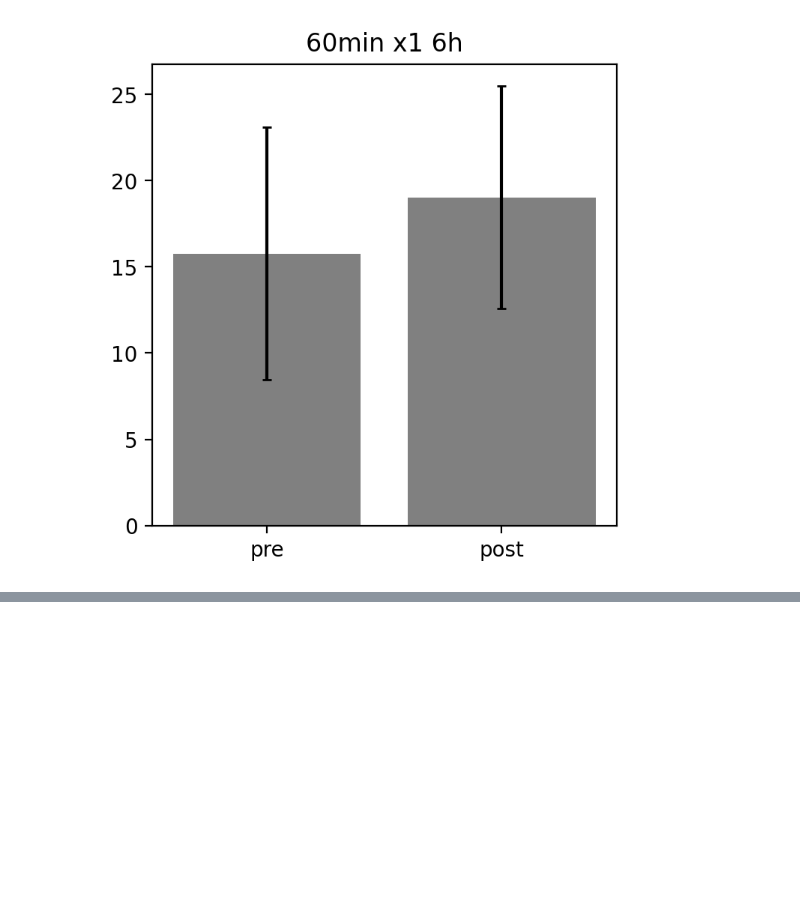
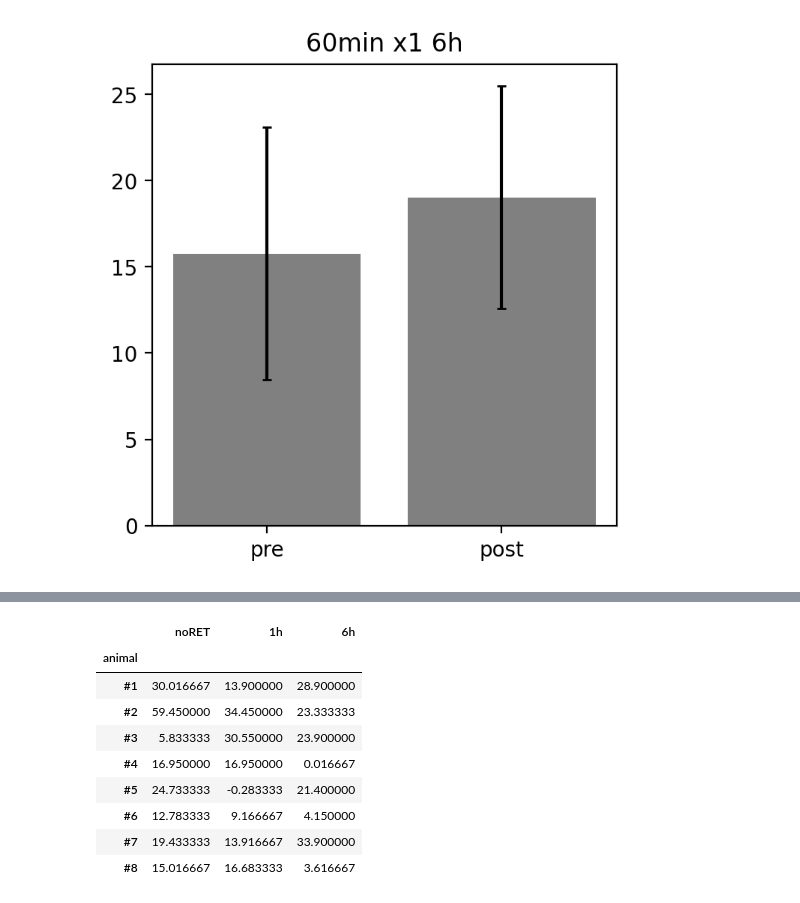
Before and after one commit to m11o/lablib-notebook, a Jupyter notebook: notebooks/fluorine/difference_for_em_and_srt.ipynb, the cells around one changed output, grey strips where cells are left out. Saved outputs shown, nothing was run; the diff lists cells and outputs as text; code cells hidden in the pictures; blank space fills up the shorter version.

```diff
--- a/notebooks/fluorine/difference_for_em_and_srt.ipynb
+++ b/notebooks/fluorine/difference_for_em_and_srt.ipynb
@@ -97,0 +102,18 @@ plt.show()
+# %%
+for interval in columns:
+    em = df.loc[:, '%s_EM' % interval]
+    srt = df.loc[:, '%s_SRT' % interval]
+
+    diff_df.loc[:, interval] = srt - em
+diff_df
+# %% [output]
+|  | noRET | 1h | 6h |
+| animal |  |  |  |
+| #1 | 30.016667 | 13.900000 | 28.900000 |
+| #2 | 59.450000 | 34.450000 | 23.333333 |
+| #3 | 5.833333 | 30.550000 | 23.900000 |
+| #4 | 16.950000 | 16.950000 | 0.016667 |
+| #5 | 24.733333 | -0.283333 | 21.400000 |
+| #6 | 12.783333 | 9.166667 | 4.150000 |
+| #7 | 19.433333 | 13.916667 | 33.900000 |
+| #8 | 15.016667 | 16.683333 | 3.616667 |
```
Also changed, not shown: parts of 4 cells of this notebook, 2 other files.
